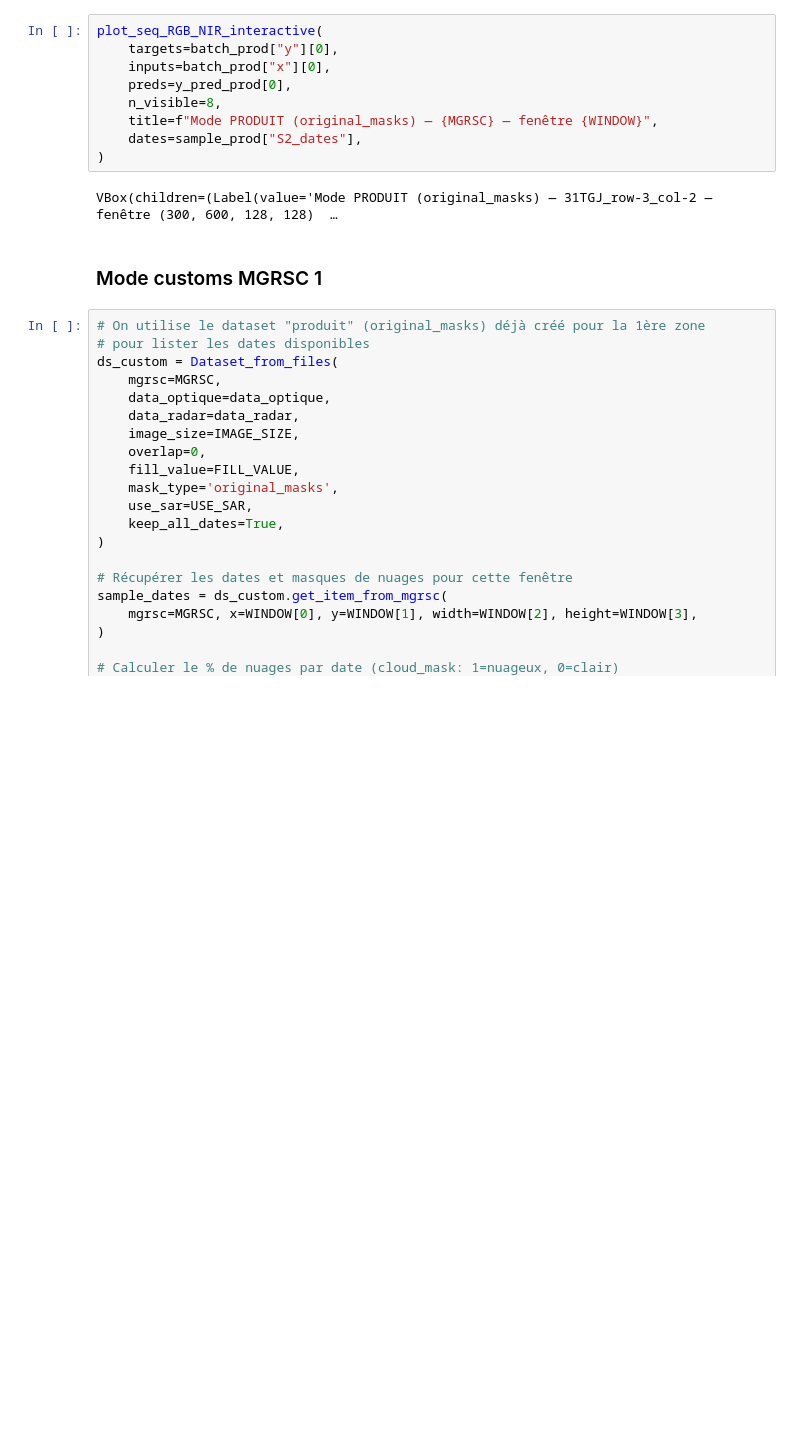
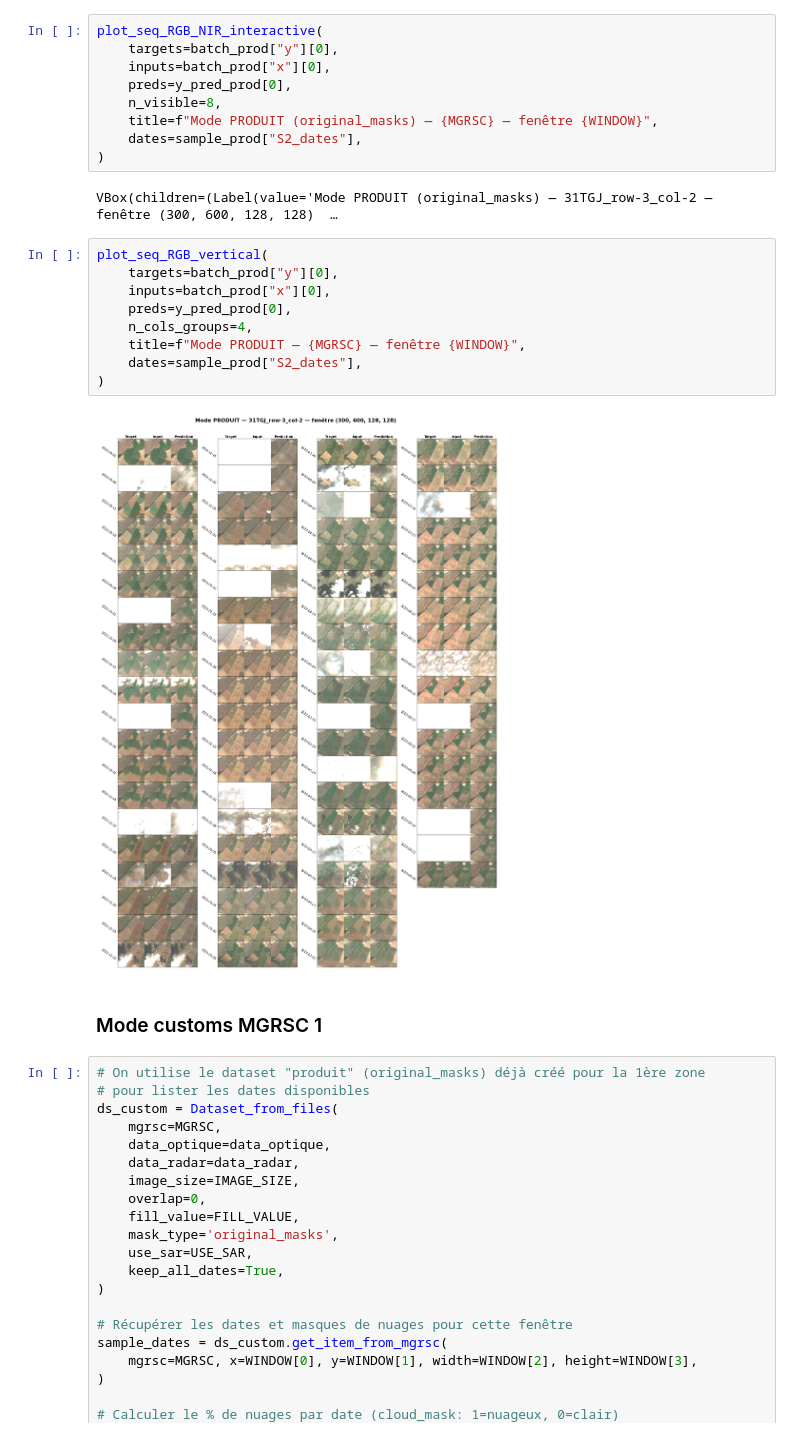
Before and after one commit to StephanePEILLET/U-TILISE, a Jupyter notebook: Visu_infer_from_tiles.ipynb, the cells around one changed output. Saved outputs shown, nothing was run; the diff lists cells and outputs as text; blank space fills up the shorter version.

```diff
--- a/Visu_infer_from_tiles.ipynb
+++ b/Visu_infer_from_tiles.ipynb
@@ -314,6 +426,17 @@ plot_seq_RGB_NIR_interactive(
 )
 # %% [output]
 VBox(children=(Label(value='Mode PRODUIT (original_masks) — 31TGJ_row-3_col-2 — fenêtre (300, 600, 128, 128)  …
+# %%
+plot_seq_RGB_vertical(
+    targets=batch_prod["y"][0],
+    inputs=batch_prod["x"][0],
+    preds=y_pred_prod[0],
+    n_cols_groups=4,
+    title=f"Mode PRODUIT — {MGRSC} — fenêtre {WINDOW}",
+    dates=sample_prod["S2_dates"],
+)
+# %% [output]
+[figure, added]
 # %% [markdown]
 ### Mode customs MGRSC 1
 # %%
```
Also changed, not shown: parts of 9 cells of this notebook, 5 other files.
